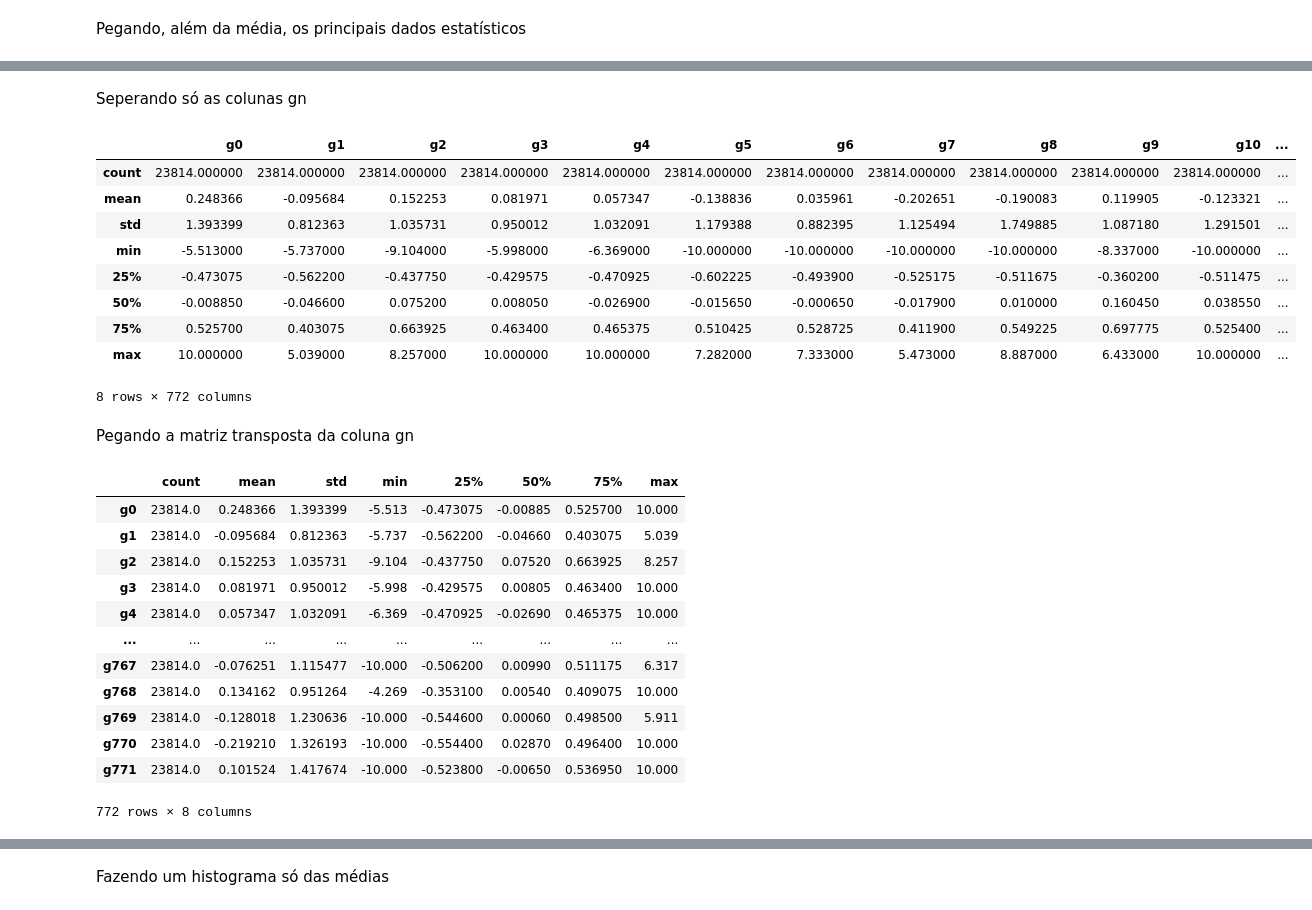
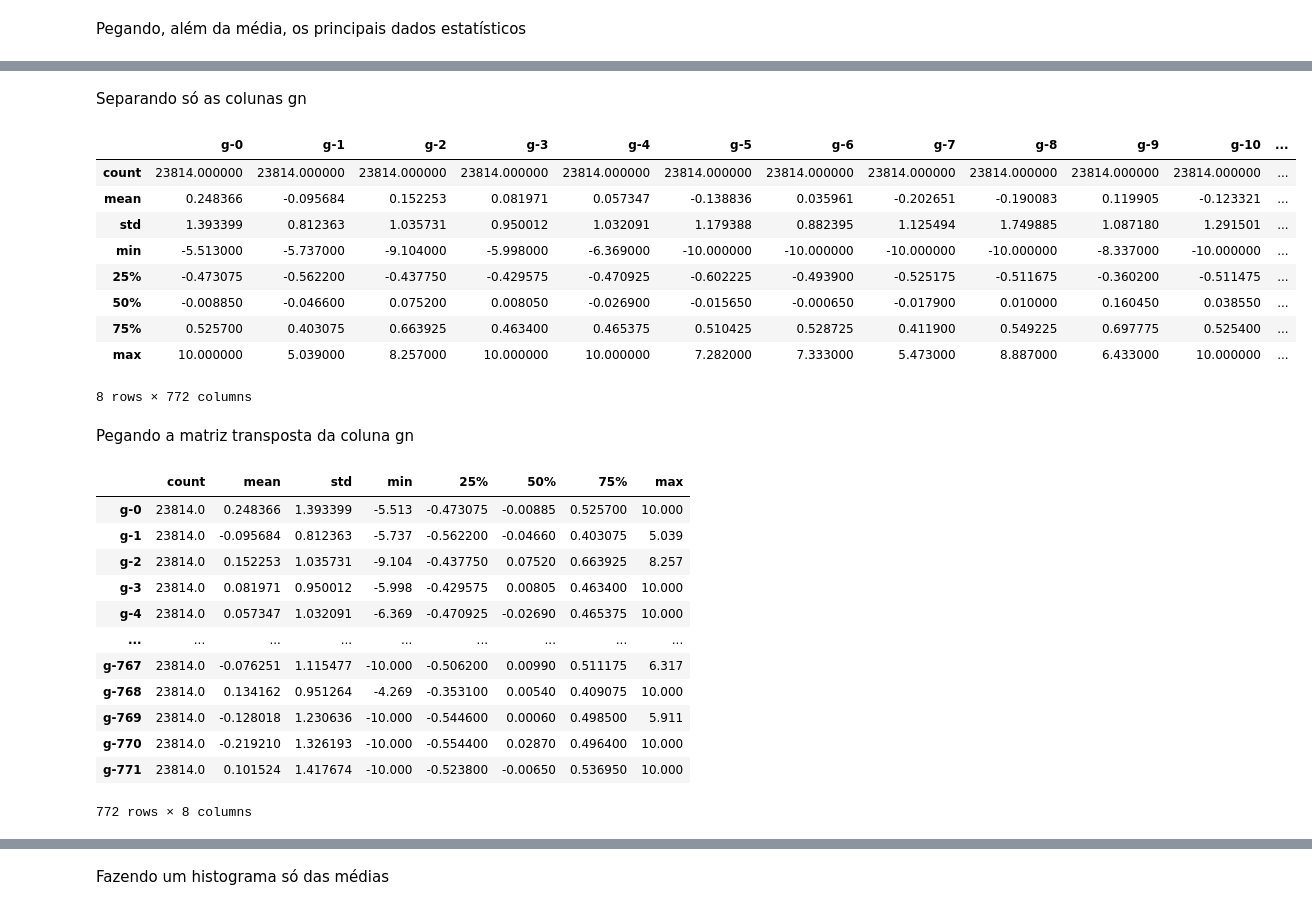
Before and after one commit to dre1597/Alura-imersao-3, a Jupyter notebook: Alura_Imersão_dados.ipynb, the cells around one changed output, grey strips where cells are left out. Drawn from its saved outputs; the diff is of its cells as text; code cells hidden in the pictures.

```diff
--- a/Alura_Imersão_dados.ipynb
+++ b/Alura_Imersão_dados.ipynb
@@ -650,11 +482,11 @@ dados.describe()
 | max | 72.000000 | 10.000000 | 5.039000 | 8.257000 | 10.000000 | 10.000000 | 7.282000 | 7.333000 | 5.473000 | 8.887000 | 6.433000 | ... |
 8 rows × 873 columns
 # %% [markdown]
-Seperando só as colunas gn
+Separando só as colunas gn
 # %%
-dados.loc[:, 'g0':'g771'].describe()
+dados.loc[:, 'g-0':'g-771'].describe()
 # %% [output]
-|  | g0 | g1 | g2 | g3 | g4 | g5 | g6 | g7 | g8 | g9 | g10 | ... |
+|  | g-0 | g-1 | g-2 | g-3 | g-4 | g-5 | g-6 | g-7 | g-8 | g-9 | g-10 | ... |
 | count | 23814.000000 | 23814.000000 | 23814.000000 | 23814.000000 | 23814.000000 | 23814.000000 | 23814.000000 | 23814.000000 | 23814.000000 | 23814.000000 | 23814.000000 | ... |
 | mean | 0.248366 | -0.095684 | 0.152253 | 0.081971 | 0.057347 | -0.138836 | 0.035961 | -0.202651 | -0.190083 | 0.119905 | -0.123321 | ... |
 | std | 1.393399 | 0.812363 | 1.035731 | 0.950012 | 1.032091 | 1.179388 | 0.882395 | 1.125494 | 1.749885 | 1.087180 | 1.291501 | ... |
@@ -667,18 +499,18 @@ dados.loc[:, 'g0':'g771'].describe()
 # %% [markdown]
 Pegando a matriz transposta da coluna gn
 # %%
-dados.loc[:, 'g0':'g771'].describe().T
+dados.loc[:, 'g-0':'g-771'].describe().T
 # %% [output]
 |  | count | mean | std | min | 25% | 50% | 75% | max |
-| g0 | 23814.0 | 0.248366 | 1.393399 | -5.513 | -0.473075 | -0.00885 | 0.525700 | 10.000 |
-| g1 | 23814.0 | -0.095684 | 0.812363 | -5.737 | -0.562200 | -0.04660 | 0.403075 | 5.039 |
-| g2 | 23814.0 | 0.152253 | 1.035731 | -9.104 | -0.437750 | 0.07520 | 0.663925 | 8.257 |
-| g3 | 23814.0 | 0.081971 | 0.950012 | -5.998 | -0.429575 | 0.00805 | 0.463400 | 10.000 |
-| g4 | 23814.0 | 0.057347 | 1.032091 | -6.369 | -0.470925 | -0.02690 | 0.465375 | 10.000 |
+| g-0 | 23814.0 | 0.248366 | 1.393399 | -5.513 | -0.473075 | -0.00885 | 0.525700 | 10.000 |
+| g-1 | 23814.0 | -0.095684 | 0.812363 | -5.737 | -0.562200 | -0.04660 | 0.403075 | 5.039 |
+| g-2 | 23814.0 | 0.152253 | 1.035731 | -9.104 | -0.437750 | 0.07520 | 0.663925 | 8.257 |
+| g-3 | 23814.0 | 0.081971 | 0.950012 | -5.998 | -0.429575 | 0.00805 | 0.463400 | 10.000 |
+| g-4 | 23814.0 | 0.057347 | 1.032091 | -6.369 | -0.470925 | -0.02690 | 0.465375 | 10.000 |
 | ... | ... | ... | ... | ... | ... | ... | ... | ... |
-| g767 | 23814.0 | -0.076251 | 1.115477 | -10.000 | -0.506200 | 0.00990 | 0.511175 | 6.317 |
-| g768 | 23814.0 | 0.134162 | 0.951264 | -4.269 | -0.353100 | 0.00540 | 0.409075 | 10.000 |
-| g769 | 23814.0 | -0.128018 | 1.230636 | -10.000 | -0.544600 | 0.00060 | 0.498500 | 5.911 |
-| g770 | 23814.0 | -0.219210 | 1.326193 | -10.000 | -0.554400 | 0.02870 | 0.496400 | 10.000 |
-| g771 | 23814.0 | 0.101524 | 1.417674 | -10.000 | -0.523800 | -0.00650 | 0.536950 | 10.000 |
+| g-767 | 23814.0 | -0.076251 | 1.115477 | -10.000 | -0.506200 | 0.00990 | 0.511175 | 6.317 |
+| g-768 | 23814.0 | 0.134162 | 0.951264 | -4.269 | -0.353100 | 0.00540 | 0.409075 | 10.000 |
+| g-769 | 23814.0 | -0.128018 | 1.230636 | -10.000 | -0.544600 | 0.00060 | 0.498500 | 5.911 |
+| g-770 | 23814.0 | -0.219210 | 1.326193 | -10.000 | -0.554400 | 0.02870 | 0.496400 | 10.000 |
+| g-771 | 23814.0 | 0.101524 | 1.417674 | -10.000 | -0.523800 | -0.00650 | 0.536950 | 10.000 |
 772 rows × 8 columns
```
Also changed, not shown: parts of 205 cells of this notebook.
